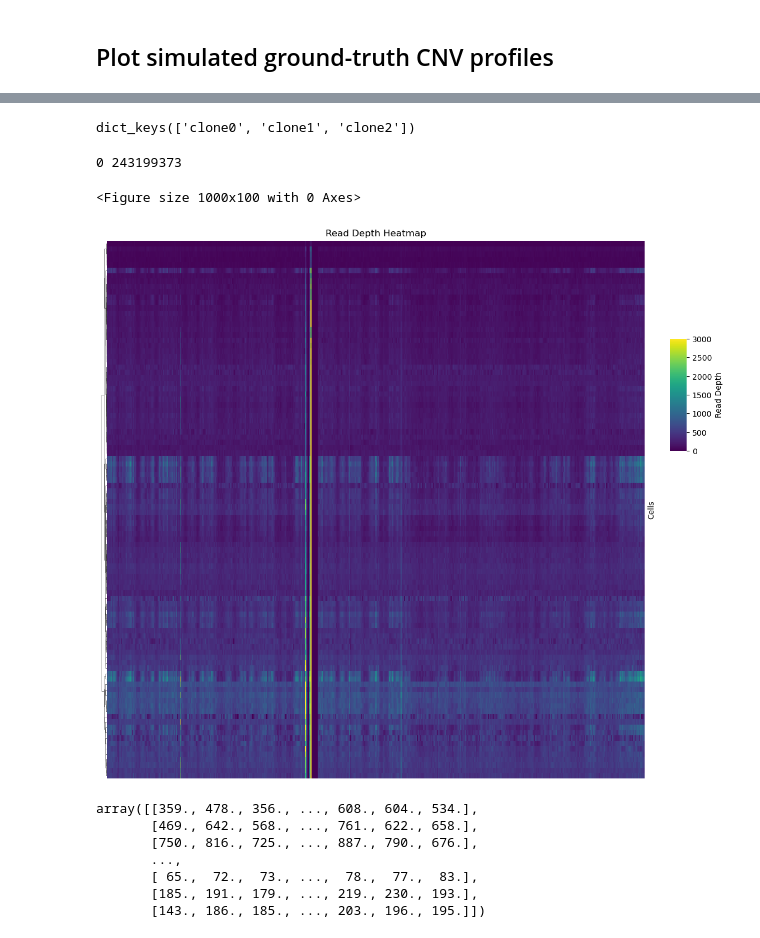
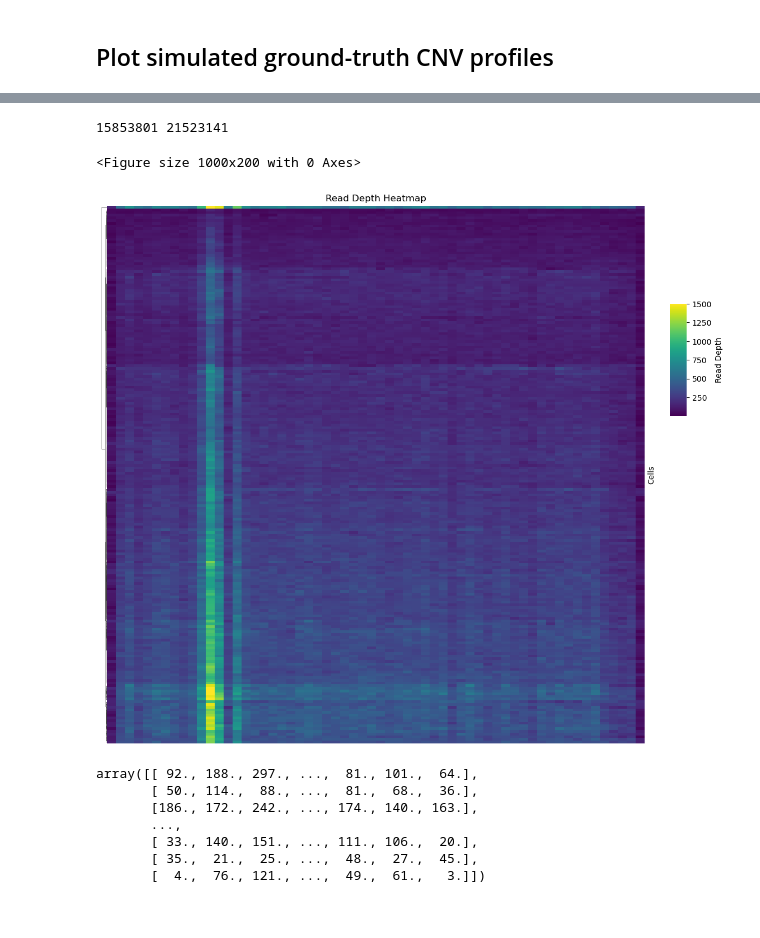
Before and after one commit to eunseos/cnv_simulator, a Jupyter notebook: notebooks/cnv_profile_plots.ipynb, the cells around one changed output, grey strips where cells are left out. Saved outputs shown, nothing was run; the diff lists cells and outputs as text; code cells hidden in the pictures.

```diff
--- a/notebooks/cnv_profile_plots.ipynb
+++ b/notebooks/cnv_profile_plots.ipynb
@@ -236,15 +315,6 @@ def extract_read_positions(bam_file, chrom, start, end, cell_ids):
                     cell_reads[cell_id].append(read.reference_start)  # Store read start position
 
     return cell_reads
-# %%
-clone_cell_id_dict = {}
-for _, clone in enumerate(clone_cnv_profile_df["clone"].unique()):
-    if clone != -1:
-        clone_cell_id_dict[f"clone{clone}"] = set(clone_cnv_profile_df.loc[clone_cnv_profile_df["clone"] == clone, "cell_barcode"].values[0].split(","))
-
-print(clone_cell_id_dict.keys())
-# %% [output]
-dict_keys(['clone0', 'clone1', 'clone2'])
 # %%
 chr1_end = 249250621
 chr2_end = 243199373
@@ -285,13 +358,13 @@ clone2_chr2_read_pos = extract_read_positions(
 # %%
-plot_read_density_heatmap(clone2_chr2_baseline_read_pos, 0, chr2_end, num_bins = 500, vmax = 3000)
+plot_read_density_heatmap(clone0_chr1_read_pos, start_pos, end_pos, num_bins = 60, vmax = 1500)
 # %% [output]
-0 243199373
+15853801 21523141
-<Figure size 1000x100 with 0 Axes>
+<Figure size 1000x200 with 0 Axes>
-[figure, old version]
+[figure, new version]
-array([[359., 478., 356., ..., 608., 604., 534.],
-       [469., 642., 568., ..., 761., 622., 658.],
-       [750., 816., 725., ..., 887., 790., 676.],
+array([[ 92., 188., 297., ...,  81., 101.,  64.],
+       [ 50., 114.,  88., ...,  81.,  68.,  36.],
+       [186., 172., 242., ..., 174., 140., 163.],
        ...,
-       [ 65.,  72.,  73., ...,  78.,  77.,  83.],
-       [185., 191., 179., ..., 219., 230., 193.],
-       [143., 186., 185., ..., 203., 196., 195.]])
+       [ 33., 140., 151., ..., 111., 106.,  20.],
+       [ 35.,  21.,  25., ...,  48.,  27.,  45.],
+       [  4.,  76., 121., ...,  49.,  61.,   3.]])
```
Also changed, not shown: parts of 13 cells of this notebook, 16 other files.
